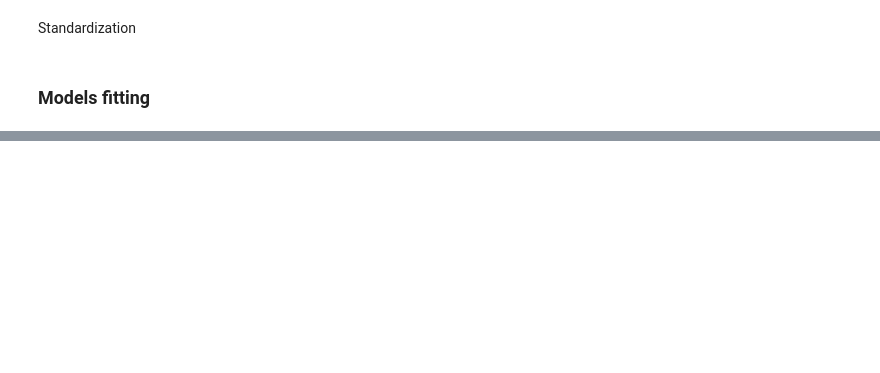
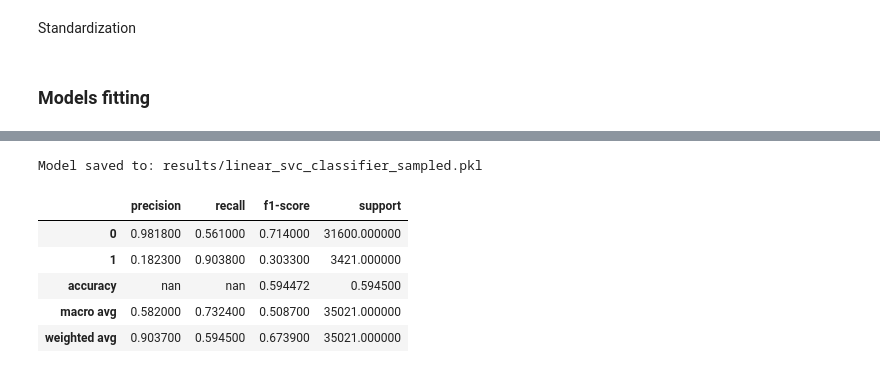
Before and after one commit to OloruntobiOlutola/Hands-on-ML, a Jupyter notebook: customer_transaction.ipynb, the cells around one changed output, grey strips where cells are left out. Drawn from its saved outputs; the diff is of its cells as text; code cells hidden in the pictures; blank space fills up the shorter version.

```diff
--- a/customer_transaction.ipynb
+++ b/customer_transaction.ipynb
@@ -264,0 +549,19 @@ X_test_scaled = scaler.transform(X_test)
+# %%
+model, y_pred, report  = train_and_save_model(
+    model=LinearSVC(),
+    model_name="linear_svc_classifier",
+    X_train=X_resampled_train_scaled,
+    y_train=y_resampled_down,
+    X_test=X_test_scaled,
+    y_test=y_test,
+    sampled=True
+)
+report
+# %% [output]
+Model saved to: results/linear_svc_classifier_sampled.pkl
+|  | precision | recall | f1-score | support |
+| 0 | 0.981800 | 0.561000 | 0.714000 | 31600.000000 |
+| 1 | 0.182300 | 0.903800 | 0.303300 | 3421.000000 |
+| accuracy | nan | nan | 0.594472 | 0.594500 |
+| macro avg | 0.582000 | 0.732400 | 0.508700 | 35021.000000 |
+| weighted avg | 0.903700 | 0.594500 | 0.673900 | 35021.000000 |
```
Also changed, not shown: parts of 36 cells of this notebook.
